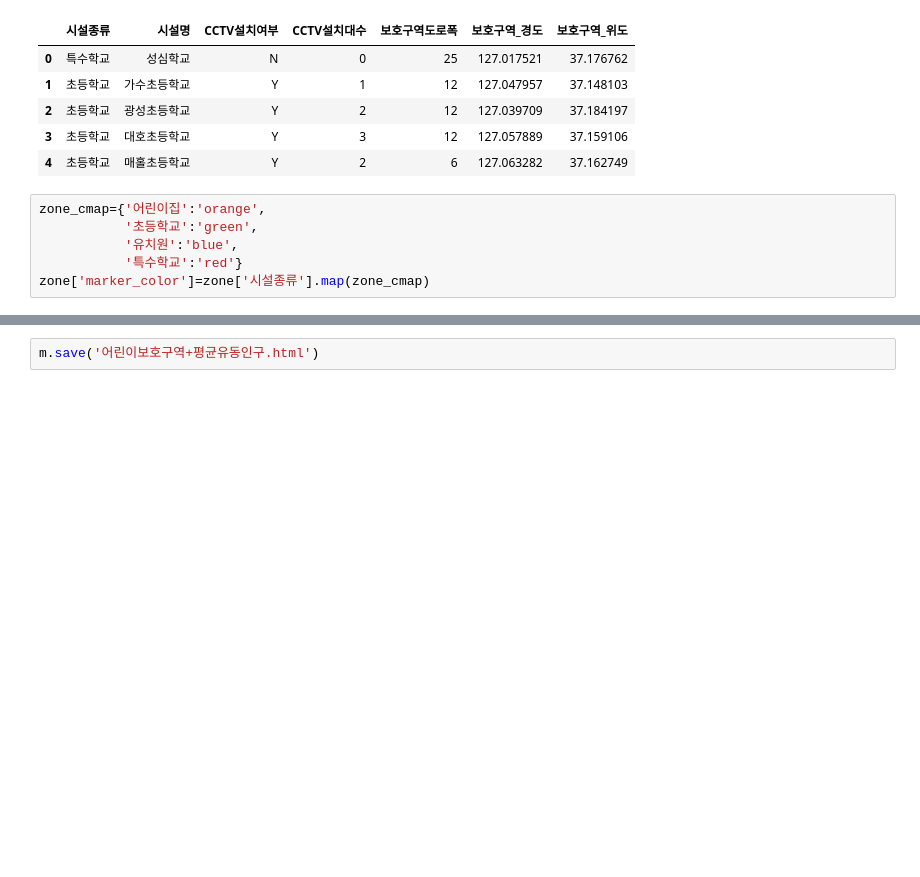
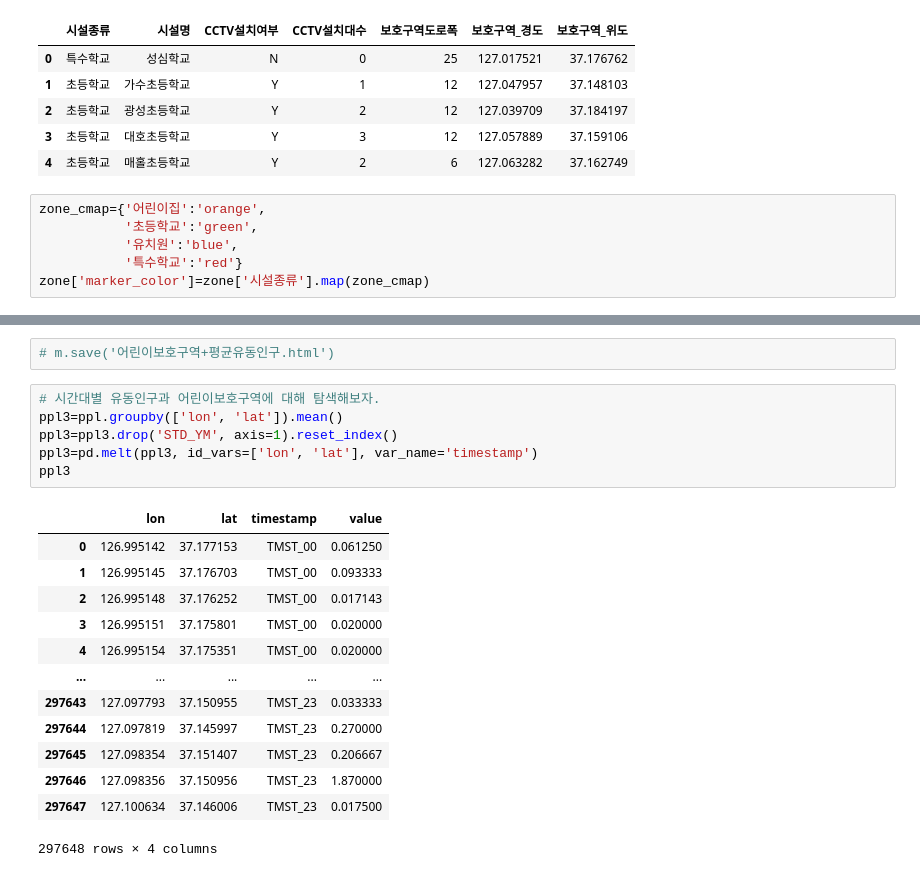
Before and after one commit to ikeven94/Osan-Si_-Identify-_TA_DangerZones, a Jupyter notebook: EDA/cjlee_EDA_어린이보호구역+유동인구.ipynb, the cells around one changed output, grey strips where cells are left out. Cells and saved outputs as stored; diff of their text form; blank space fills up the shorter version.

```diff
--- a/EDA/cjlee_EDA_어린이보호구역+유동인구.ipynb
+++ b/EDA/cjlee_EDA_어린이보호구역+유동인구.ipynb
@@ -126,4 +126,24 @@ m
 # %% [output]
 [interactive output not drawn]
 # %%
-m.save('어린이보호구역+평균유동인구.html')
+# m.save('어린이보호구역+평균유동인구.html')
+# %%
+# 시간대별 유동인구과 어린이보호구역에 대해 탐색해보자.
+ppl3=ppl.groupby(['lon', 'lat']).mean()
+ppl3=ppl3.drop('STD_YM', axis=1).reset_index()
+ppl3=pd.melt(ppl3, id_vars=['lon', 'lat'], var_name='timestamp')
+ppl3
+# %% [output]
+|  | lon | lat | timestamp | value |
+| 0 | 126.995142 | 37.177153 | TMST_00 | 0.061250 |
+| 1 | 126.995145 | 37.176703 | TMST_00 | 0.093333 |
+| 2 | 126.995148 | 37.176252 | TMST_00 | 0.017143 |
+| 3 | 126.995151 | 37.175801 | TMST_00 | 0.020000 |
+| 4 | 126.995154 | 37.175351 | TMST_00 | 0.020000 |
+| ... | ... | ... | ... | ... |
+| 297643 | 127.097793 | 37.150955 | TMST_23 | 0.033333 |
+| 297644 | 127.097819 | 37.145997 | TMST_23 | 0.270000 |
+| 297645 | 127.098354 | 37.151407 | TMST_23 | 0.206667 |
+| 297646 | 127.098356 | 37.150956 | TMST_23 | 1.870000 |
+| 297647 | 127.100634 | 37.146006 | TMST_23 | 0.017500 |
+297648 rows × 4 columns
```
Also changed, not shown: parts of 12 cells of this notebook.
